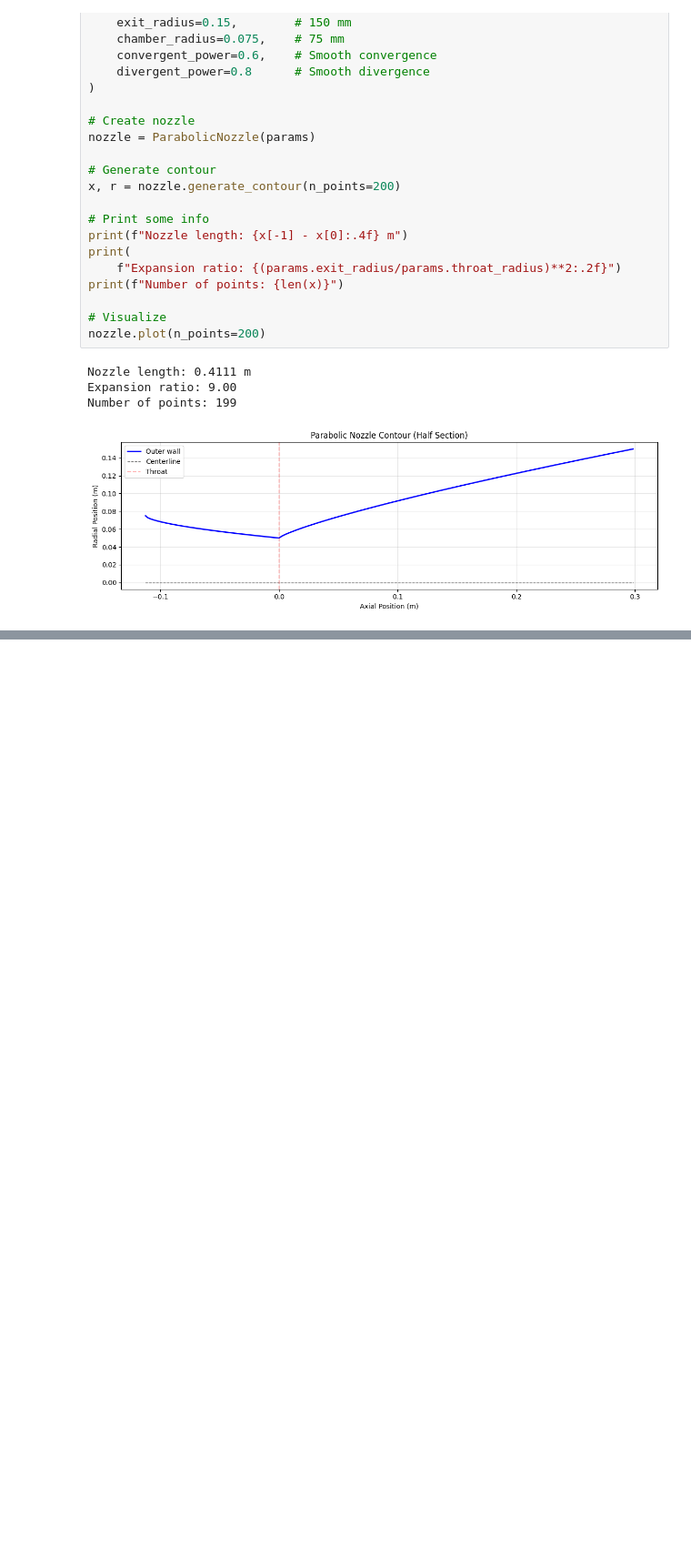
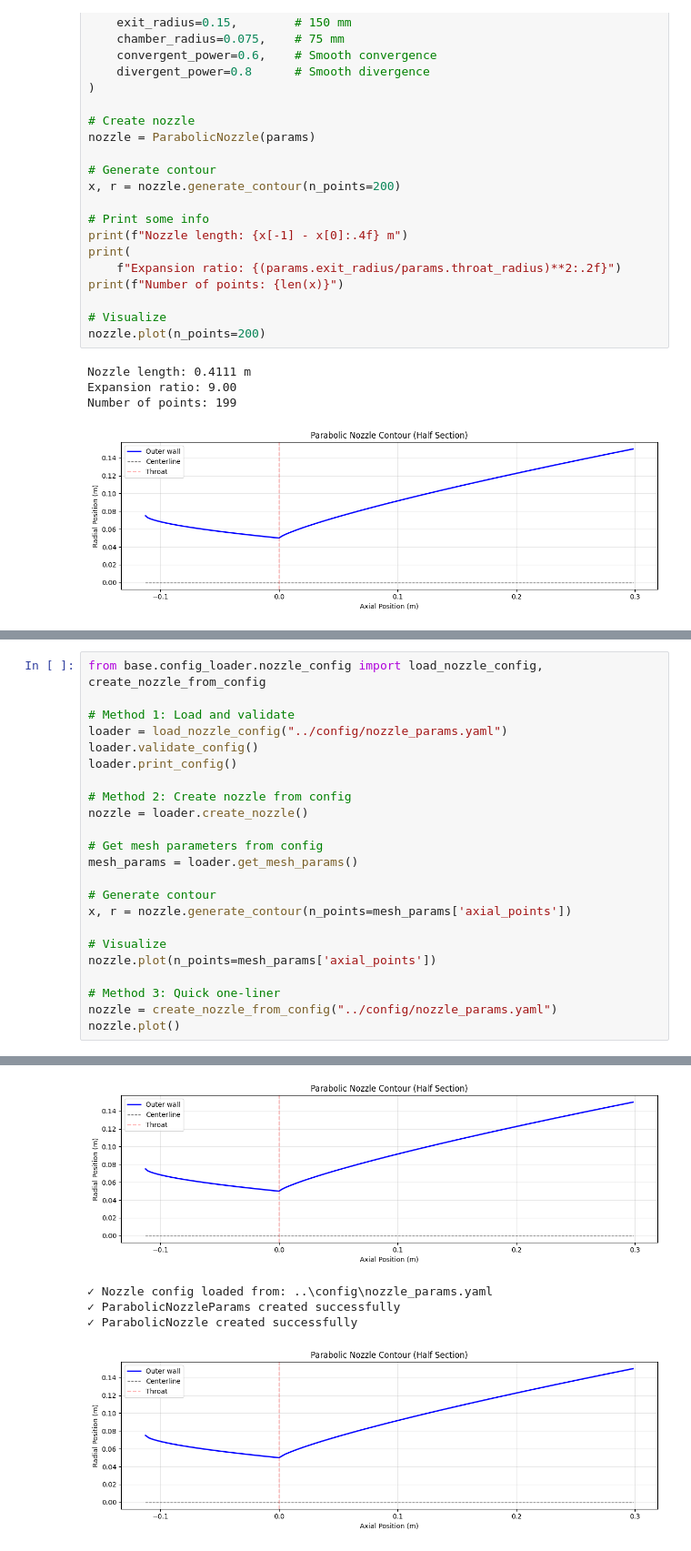
Before and after one commit to SethAlevy/OpenFOAM_nozzle, a Jupyter notebook: notebooks/nozzle.ipynb, the cells around one changed output, grey strips where cells are left out. Shown at 91% size. Cells and saved outputs as stored; diff of their text form; blank space fills up the shorter version.

Commit message:
Create parametrized classes to to build openfoam case based on yaml config

```diff
--- a/notebooks/nozzle.ipynb
+++ b/notebooks/nozzle.ipynb
@@ -30,0 +64,24 @@ Number of points: 199
+# %%
+from base.config_loader.nozzle_config import load_nozzle_config, create_nozzle_from_config
+
+# Method 1: Load and validate
+loader = load_nozzle_config("../config/nozzle_params.yaml")
+loader.validate_config()
+loader.print_config()
+
+# Method 2: Create nozzle from config
+nozzle = loader.create_nozzle()
+
+# Get mesh parameters from config
+mesh_params = loader.get_mesh_params()
+
+# Generate contour
+x, r = nozzle.generate_contour(n_points=mesh_params['axial_points'])
+
+# Visualize
+nozzle.plot(n_points=mesh_params['axial_points'])
+
+# Method 3: Quick one-liner
+nozzle = create_nozzle_from_config("../config/nozzle_params.yaml")
+nozzle.plot()
+# %% [output]
@@ -30,0 +105,5 @@ Number of points: 199
+[figure, added]
+✓ Nozzle config loaded from: ..\config\nozzle_params.yaml
+✓ ParabolicNozzleParams created successfully
+✓ ParabolicNozzle created successfully
+[figure, added]
```
Also changed, not shown: parts of 6 cells of this notebook, 24 other files.
